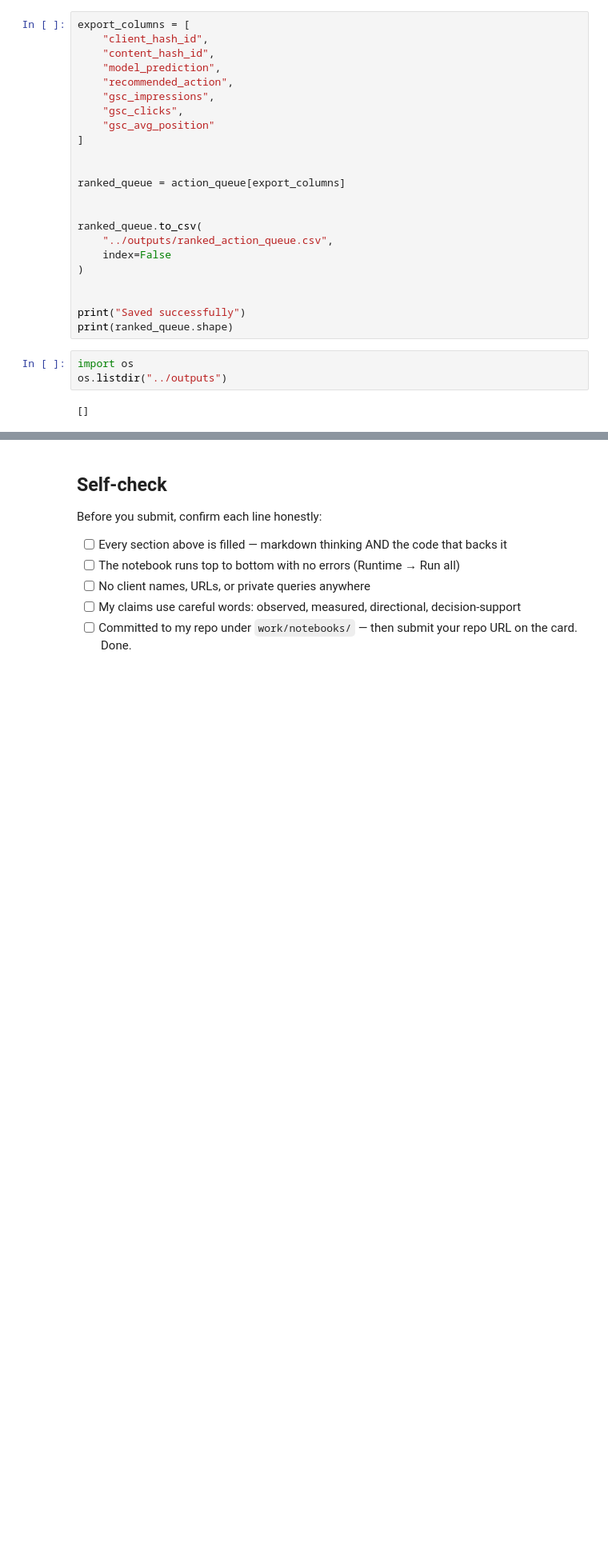
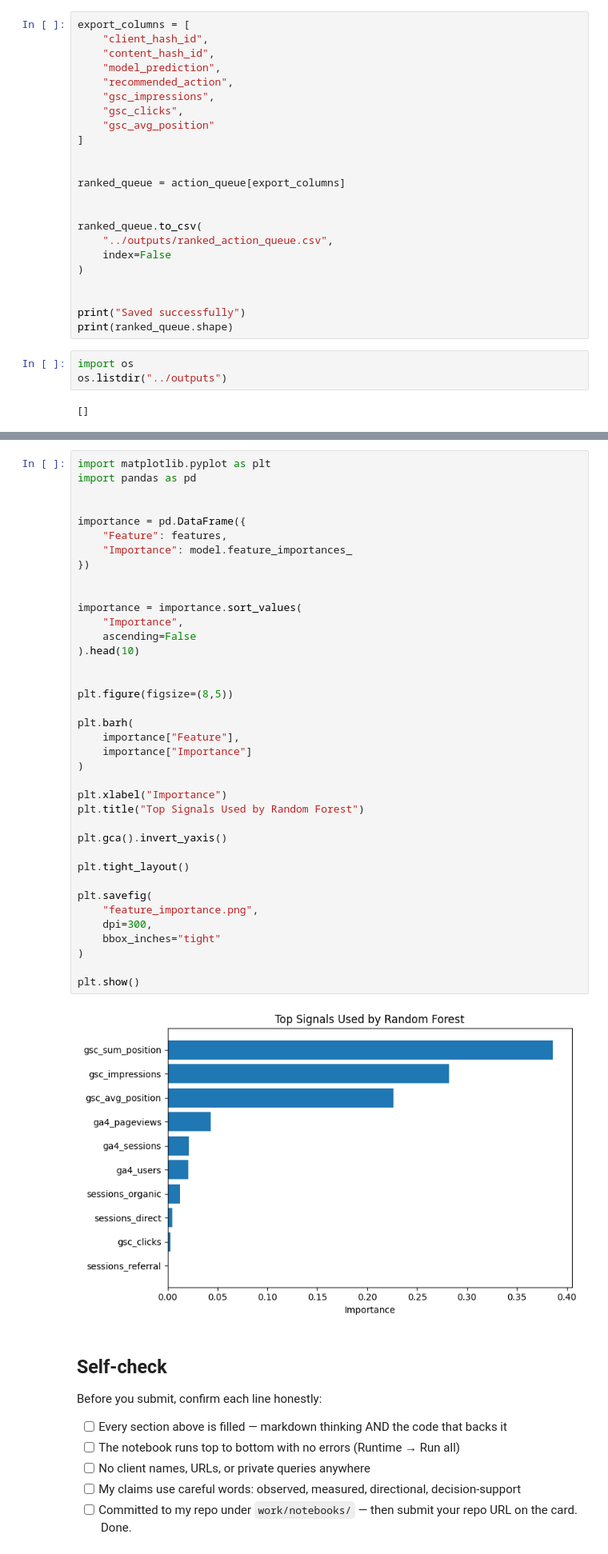
Before and after one commit to jawad66108/flyrank_ML_internship, a Jupyter notebook: work/notebooks/w07_action_playbook.ipynb, the cells around one changed output, grey strips where cells are left out. Shown at 80% size. Cells and saved outputs as stored; diff of their text form; blank space fills up the shorter version.

```diff
--- a/work/notebooks/w07_action_playbook.ipynb
+++ b/work/notebooks/w07_action_playbook.ipynb
@@ -373,3 +453,43 @@ os.listdir("../outputs")
+# %%
+import matplotlib.pyplot as plt
+import pandas as pd
+
+
+importance = pd.DataFrame({
+    "Feature": features,
+    "Importance": model.feature_importances_
+})
+
+
+importance = importance.sort_values(
+    "Importance",
+    ascending=False
+).head(10)
+
+
+plt.figure(figsize=(8,5))
+
+plt.barh(
+    importance["Feature"],
+    importance["Importance"]
+)
+
+plt.xlabel("Importance")
+plt.title("Top Signals Used by Random Forest")
+
+plt.gca().invert_yaxis()
+
+plt.tight_layout()
+
+plt.savefig(
+    "feature_importance.png",
+    dpi=300,
+    bbox_inches="tight"
+)
+
+plt.show()
+# %% [output]
+[figure, added]
 # %% [markdown]
 ## Self-check
 
```
Also changed, not shown: parts of 3 cells of this notebook.
